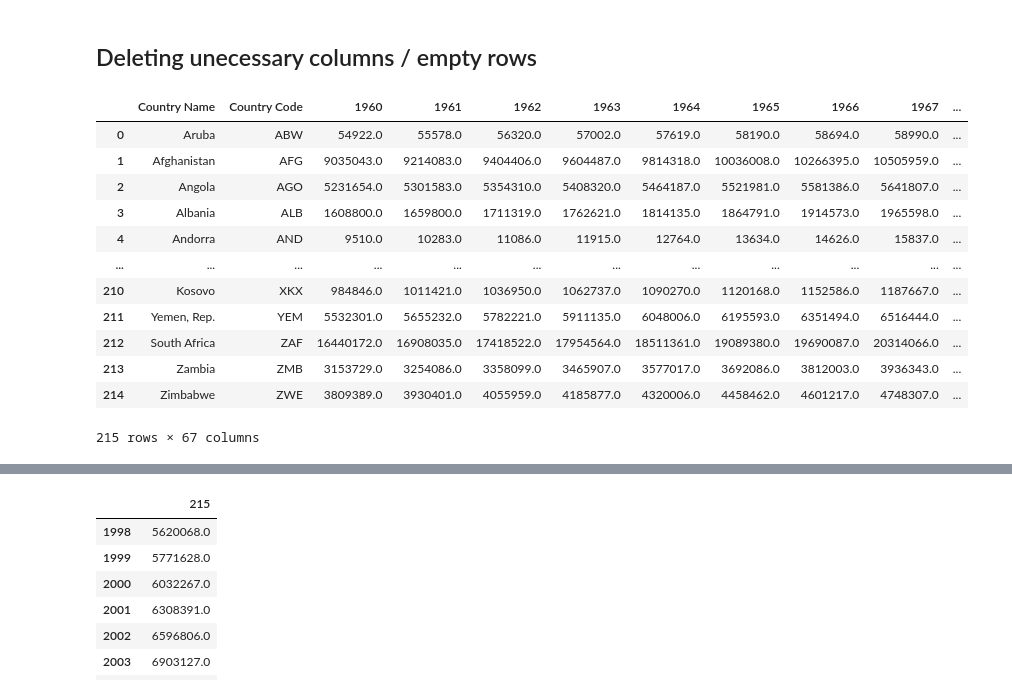
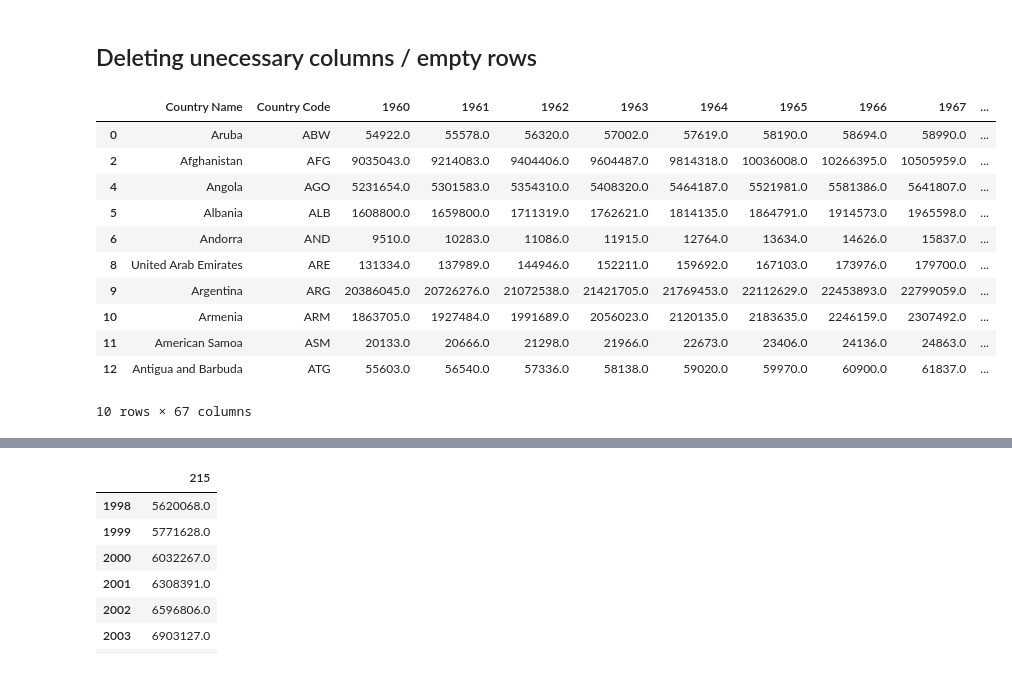
Before and after one commit to The-DataMan/Fertility-rate-analysis, a Jupyter notebook: notebooks/data_reduction/population.ipynb, the cells around one changed output, grey strips where cells are left out. Drawn from its saved outputs; the diff is of its cells as text; code cells hidden in the pictures.

```diff
--- a/notebooks/data_reduction/population.ipynb
+++ b/notebooks/data_reduction/population.ipynb
@@ -42,19 +41,19 @@ df_countries.drop(df_countries[df_countries['Country Name']=='Not classified'].i
 df_countries.drop(df_countries.columns[[2, 3, 69, 70]], axis=1, inplace=True) ## 69,70 ALL Nans 2, 3 duplicated unecessary data
 # %%
 df_countries.reset_index(drop=True)
+df_countries.head(10)
 # %% [output]
 |  | Country Name | Country Code | 1960 | 1961 | 1962 | 1963 | 1964 | 1965 | 1966 | 1967 | ... |
 | 0 | Aruba | ABW | 54922.0 | 55578.0 | 56320.0 | 57002.0 | 57619.0 | 58190.0 | 58694.0 | 58990.0 | ... |
-| 1 | Afghanistan | AFG | 9035043.0 | 9214083.0 | 9404406.0 | 9604487.0 | 9814318.0 | 10036008.0 | 10266395.0 | 10505959.0 | ... |
-| 2 | Angola | AGO | 5231654.0 | 5301583.0 | 5354310.0 | 5408320.0 | 5464187.0 | 5521981.0 | 5581386.0 | 5641807.0 | ... |
-| 3 | Albania | ALB | 1608800.0 | 1659800.0 | 1711319.0 | 1762621.0 | 1814135.0 | 1864791.0 | 1914573.0 | 1965598.0 | ... |
-| 4 | Andorra | AND | 9510.0 | 10283.0 | 11086.0 | 11915.0 | 12764.0 | 13634.0 | 14626.0 | 15837.0 | ... |
-| ... | ... | ... | ... | ... | ... | ... | ... | ... | ... | ... | ... |
-| 210 | Kosovo | XKX | 984846.0 | 1011421.0 | 1036950.0 | 1062737.0 | 1090270.0 | 1120168.0 | 1152586.0 | 1187667.0 | ... |
-| 211 | Yemen, Rep. | YEM | 5532301.0 | 5655232.0 | 5782221.0 | 5911135.0 | 6048006.0 | 6195593.0 | 6351494.0 | 6516444.0 | ... |
-| 212 | South Africa | ZAF | 16440172.0 | 16908035.0 | 17418522.0 | 17954564.0 | 18511361.0 | 19089380.0 | 19690087.0 | 20314066.0 | ... |
-| 213 | Zambia | ZMB | 3153729.0 | 3254086.0 | 3358099.0 | 3465907.0 | 3577017.0 | 3692086.0 | 3812003.0 | 3936343.0 | ... |
-| 214 | Zimbabwe | ZWE | 3809389.0 | 3930401.0 | 4055959.0 | 4185877.0 | 4320006.0 | 4458462.0 | 4601217.0 | 4748307.0 | ... |
+| 2 | Afghanistan | AFG | 9035043.0 | 9214083.0 | 9404406.0 | 9604487.0 | 9814318.0 | 10036008.0 | 10266395.0 | 10505959.0 | ... |
+| 4 | Angola | AGO | 5231654.0 | 5301583.0 | 5354310.0 | 5408320.0 | 5464187.0 | 5521981.0 | 5581386.0 | 5641807.0 | ... |
+| 5 | Albania | ALB | 1608800.0 | 1659800.0 | 1711319.0 | 1762621.0 | 1814135.0 | 1864791.0 | 1914573.0 | 1965598.0 | ... |
+| 6 | Andorra | AND | 9510.0 | 10283.0 | 11086.0 | 11915.0 | 12764.0 | 13634.0 | 14626.0 | 15837.0 | ... |
+| 8 | United Arab Emirates | ARE | 131334.0 | 137989.0 | 144946.0 | 152211.0 | 159692.0 | 167103.0 | 173976.0 | 179700.0 | ... |
+| 9 | Argentina | ARG | 20386045.0 | 20726276.0 | 21072538.0 | 21421705.0 | 21769453.0 | 22112629.0 | 22453893.0 | 22799059.0 | ... |
+| 10 | Armenia | ARM | 1863705.0 | 1927484.0 | 1991689.0 | 2056023.0 | 2120135.0 | 2183635.0 | 2246159.0 | 2307492.0 | ... |
+| 11 | American Samoa | ASM | 20133.0 | 20666.0 | 21298.0 | 21966.0 | 22673.0 | 23406.0 | 24136.0 | 24863.0 | ... |
+| 12 | Antigua and Barbuda | ATG | 55603.0 | 56540.0 | 57336.0 | 58138.0 | 59020.0 | 59970.0 | 60900.0 | 61837.0 | ... |
-215 rows × 67 columns
+10 rows × 67 columns
 # %%
 df_groups=df[~df['Country Code'].isin(iso3_name_set)]
```
Also changed, not shown: parts of 2 cells of this notebook, 13 other files.
